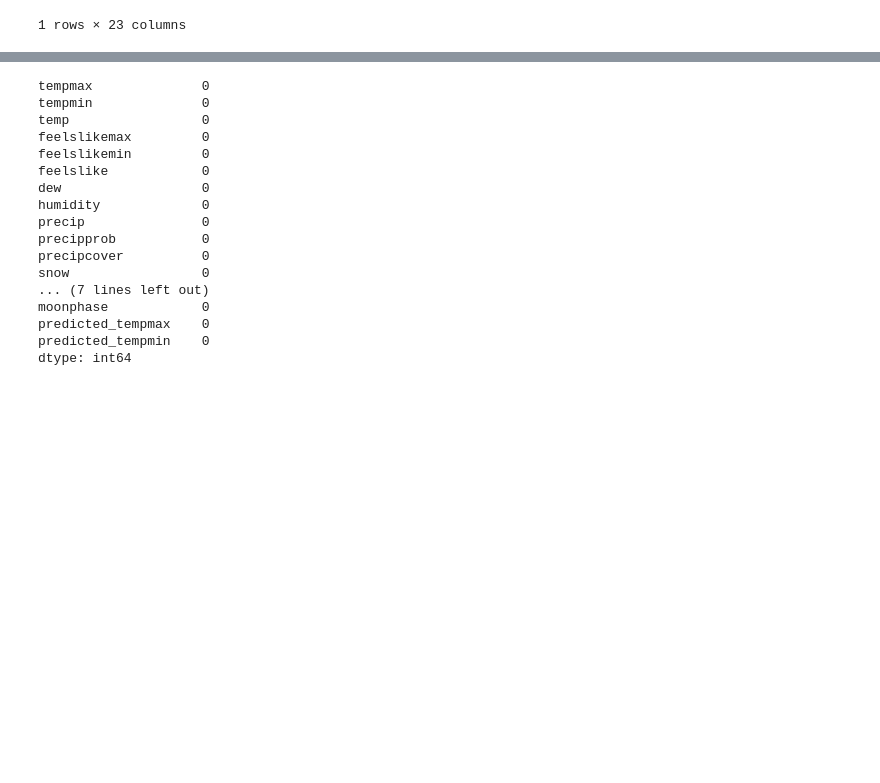
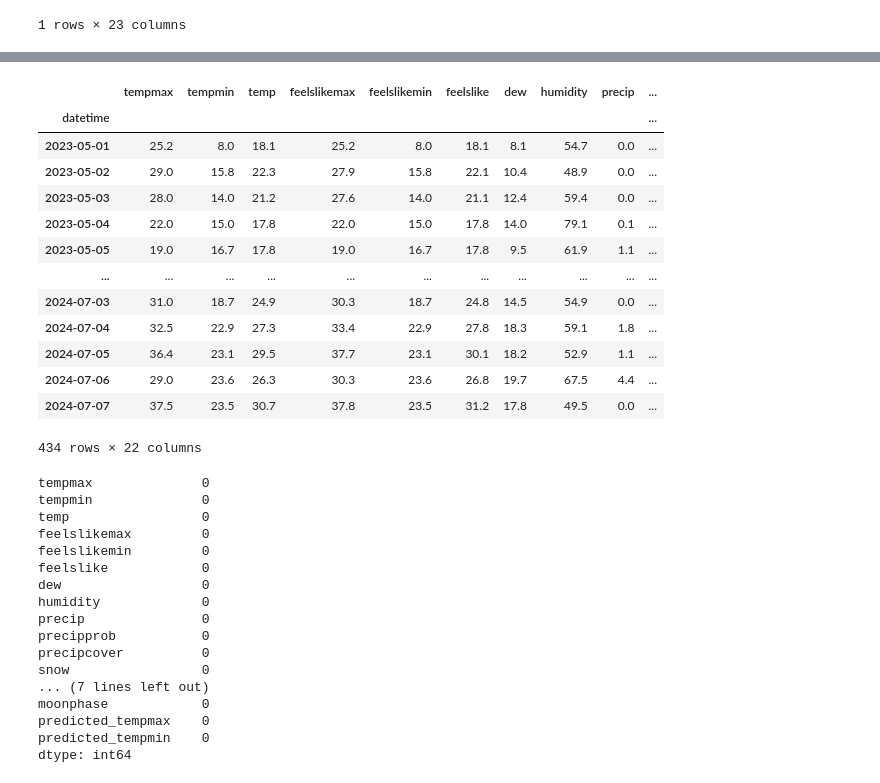
Before and after one commit to Laizra/Weather_prediction, a Jupyter notebook: full_year.ipynb, the cells around one changed output, grey strips where cells are left out. Cells and saved outputs as stored; diff of their text form; code cells hidden in the pictures; blank space fills up the shorter version.

```diff
--- a/full_year.ipynb
+++ b/full_year.ipynb
@@ -427,3 +427,6 @@ sub_beijing = sub_beijing[['tempmax', 'tempmin', 'temp', 'feelslikemax', 'feelsl
        'snow', 'snowdepth', 'windgust', 'windspeed', 'winddir',
        'sealevelpressure', 'cloudcover', 'visibility',
        'moonphase']]
+# %%
+sub_beijing.dtypes
+sub_beijing["precipprob"] = sub_beijing.
@@ -462,8 +483,7 @@ if 'predicted_tempmin' not in sub_beijing.columns:
     sub_beijing['predicted_tempmin'] = None
 
 # Fill NaN values with 0
-sub_beijing['predicted_tempmax'].fillna(0, inplace=True)
-sub_beijing['predicted_tempmin'].fillna(0, inplace=True)
+sub_beijing.fillna({'predicted_tempmax': 0, 'predicted_tempmin': 0}, inplace=True)
 
 # Add predictions to the original dataframe
 sub_beijing.loc[X_test.index, 'predicted_tempmax'] = y_pred_max
@@ -519,3 +522,20 @@ For example, when doing 'df[col].method(value, inplace=True)', try using 'df.met
+# %%
+sub_beijing
+# %% [output]
+|  | tempmax | tempmin | temp | feelslikemax | feelslikemin | feelslike | dew | humidity | precip | ... |
+| datetime |  |  |  |  |  |  |  |  |  | ... |
+| 2023-05-01 | 25.2 | 8.0 | 18.1 | 25.2 | 8.0 | 18.1 | 8.1 | 54.7 | 0.0 | ... |
+| 2023-05-02 | 29.0 | 15.8 | 22.3 | 27.9 | 15.8 | 22.1 | 10.4 | 48.9 | 0.0 | ... |
+| 2023-05-03 | 28.0 | 14.0 | 21.2 | 27.6 | 14.0 | 21.1 | 12.4 | 59.4 | 0.0 | ... |
+| 2023-05-04 | 22.0 | 15.0 | 17.8 | 22.0 | 15.0 | 17.8 | 14.0 | 79.1 | 0.1 | ... |
+| 2023-05-05 | 19.0 | 16.7 | 17.8 | 19.0 | 16.7 | 17.8 | 9.5 | 61.9 | 1.1 | ... |
+| ... | ... | ... | ... | ... | ... | ... | ... | ... | ... | ... |
+| 2024-07-03 | 31.0 | 18.7 | 24.9 | 30.3 | 18.7 | 24.8 | 14.5 | 54.9 | 0.0 | ... |
+| 2024-07-04 | 32.5 | 22.9 | 27.3 | 33.4 | 22.9 | 27.8 | 18.3 | 59.1 | 1.8 | ... |
+| 2024-07-05 | 36.4 | 23.1 | 29.5 | 37.7 | 23.1 | 30.1 | 18.2 | 52.9 | 1.1 | ... |
+| 2024-07-06 | 29.0 | 23.6 | 26.3 | 30.3 | 23.6 | 26.8 | 19.7 | 67.5 | 4.4 | ... |
+| 2024-07-07 | 37.5 | 23.5 | 30.7 | 37.8 | 23.5 | 31.2 | 17.8 | 49.5 | 0.0 | ... |
+434 rows × 22 columns
 # %%
 sub_beijing.isnull().sum()
 # %% [output]
```
Also changed, not shown: parts of 2 cells of this notebook.
